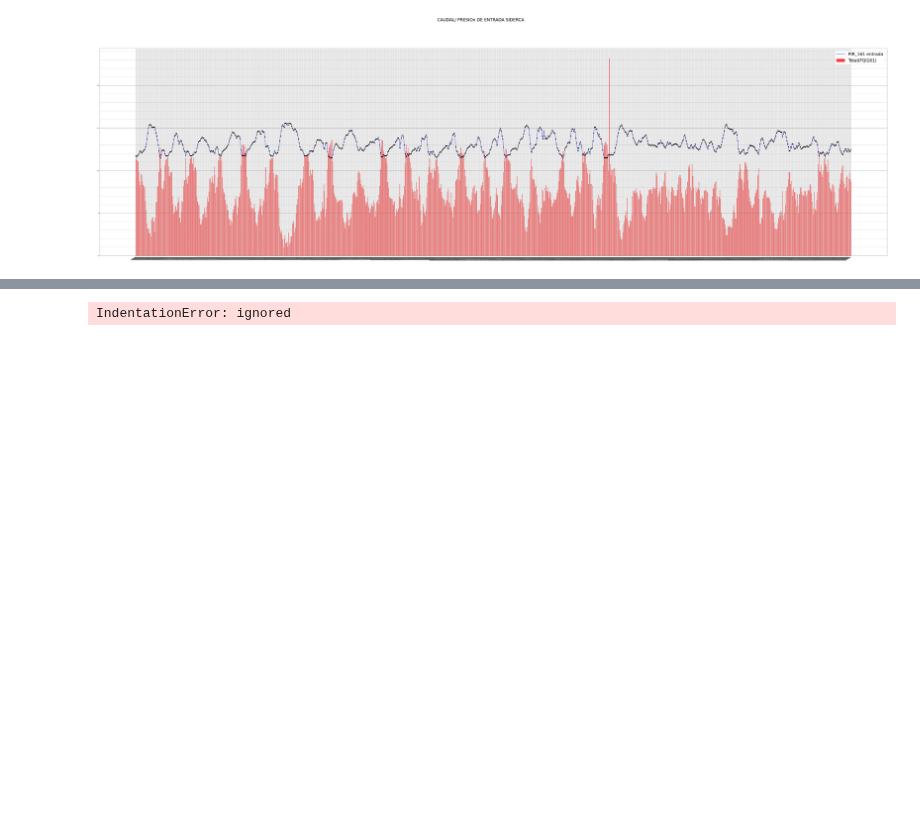
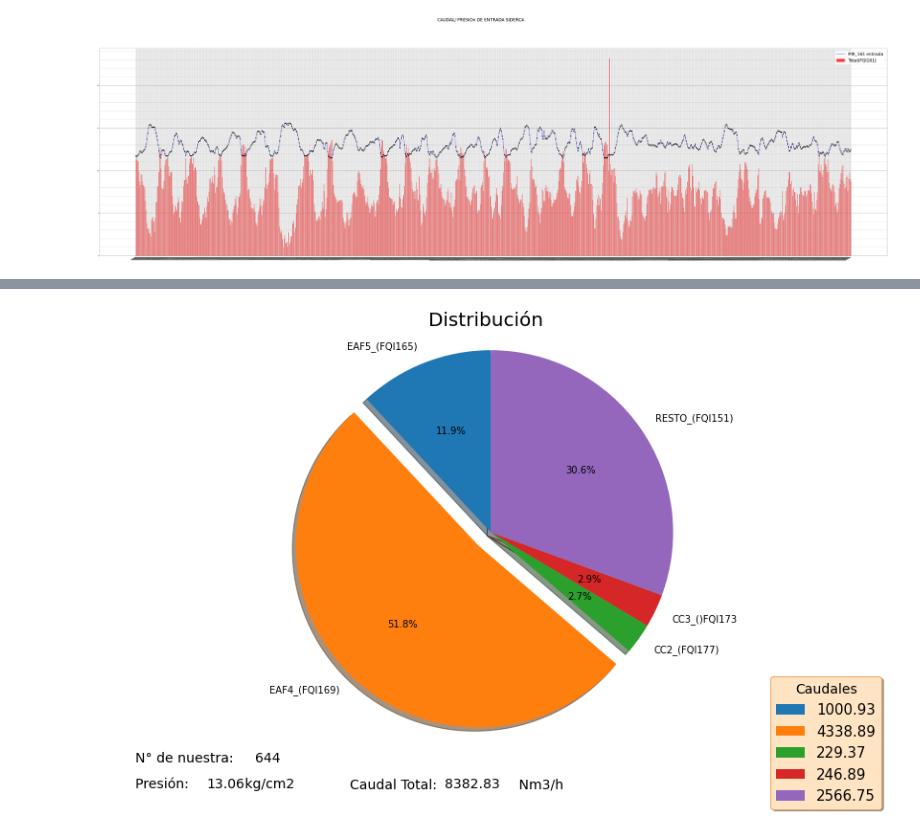
Before and after one commit to JuanCappelletti/Consteel_H06, a Jupyter notebook: ANALISIS FLUIDOS GASEOSOS .ipynb, the cells around one changed output, grey strips where cells are left out. Cells and saved outputs as stored; diff of their text form; code cells hidden in the pictures; blank space fills up the shorter version.

```diff
--- a/ANALISIS FLUIDOS GASEOSOS .ipynb
+++ b/ANALISIS FLUIDOS GASEOSOS .ipynb
@@ -237,7 +255,8 @@ def PIE(c,T):
  c= (df.loc[x]['FQI177'])*(100/(df.loc[x]['FQI161']))
  d= (df.loc[x]['FQI173'])*(100/(df.loc[x]['FQI161']))
  e= (df.loc[x]['FQI151'])*(100/(df.loc[x]['FQI161']))
-
+ j= (df.loc[x]['Date']).replace('/','')
+ y='Pie_M'+str(Item)+"_"+j+".jpg"
  sizes = [a,b,c,d,e]
  explode = (0, 0.1, 0, 0,0)  # only "explode" the 2nd slice (i.e. 'Hogs')
  fig4, ax4 = plt.subplots(figsize=(12,8))
@@ -292,38 +311,36 @@ def PIE(c,T):
             xytext=(0.2, 0.1),    # fraction, fraction
             textcoords='figure fraction',
             arrowprops=None,
             horizontalalignment='left',
             verticalalignment='bottom',
             fontsize=14)
 
  ax4.annotate('Caudal Total:                   Nm3/h',
             xy=(1, 1),
             xytext=(0.32, 0.05),    # fraction, fraction
             textcoords='figure fraction',
             arrowprops=None,
             horizontalalignment='left',
             verticalalignment='bottom',
             fontsize=14)
  ax4.annotate(str(df.loc[x]['FQI161']),
             xy=(1, 1),
             xytext=(0.44, 0.05),    # fraction, fraction
             textcoords='figure fraction',
             arrowprops=None,
             horizontalalignment='left',
             verticalalignment='bottom',
             fontsize=14)
- #if Exp==1:
-   print(str(df.loc[x]['Date']))
-
-   #y='Pie_M'+Item+"_"+str(j)+".jpg"
-   #fig4.savefig(y)
+ if Exp==1:
+   fig4.savefig(y)
  plt.show()
 
 #####################################################
 
-Item = 649 #@param {type:"number"}
-Exp = False #@param {type:"boolean"}
+Item = 645 #@param {type:"number"}
+Exp = True #@param {type:"boolean"}
+
 
 PIE(Item,Muestra)
 # %% [output]
-IndentationError: ignored
+[figure, added]
```
Also changed, not shown: parts of 2 cells of this notebook.
